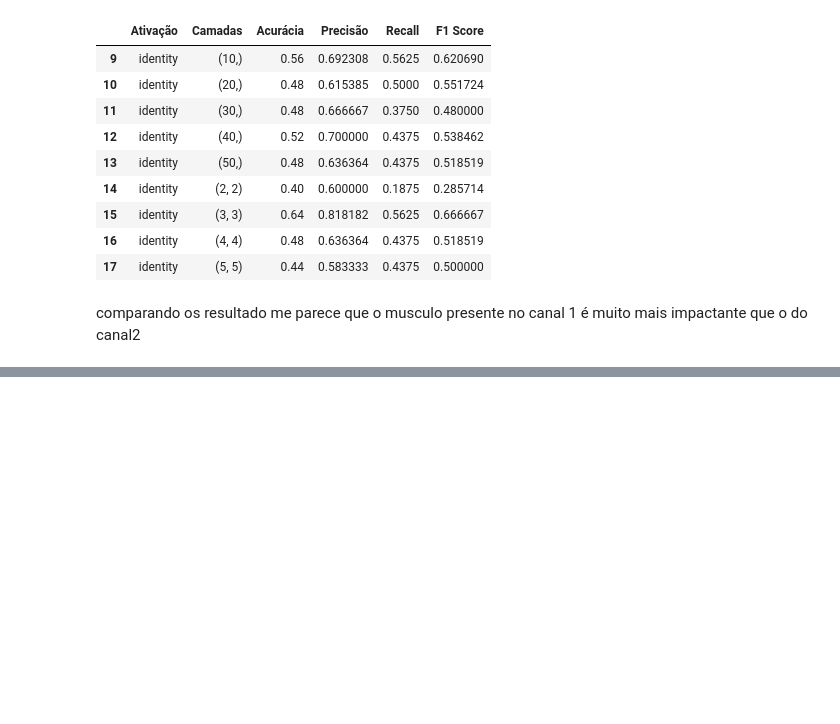
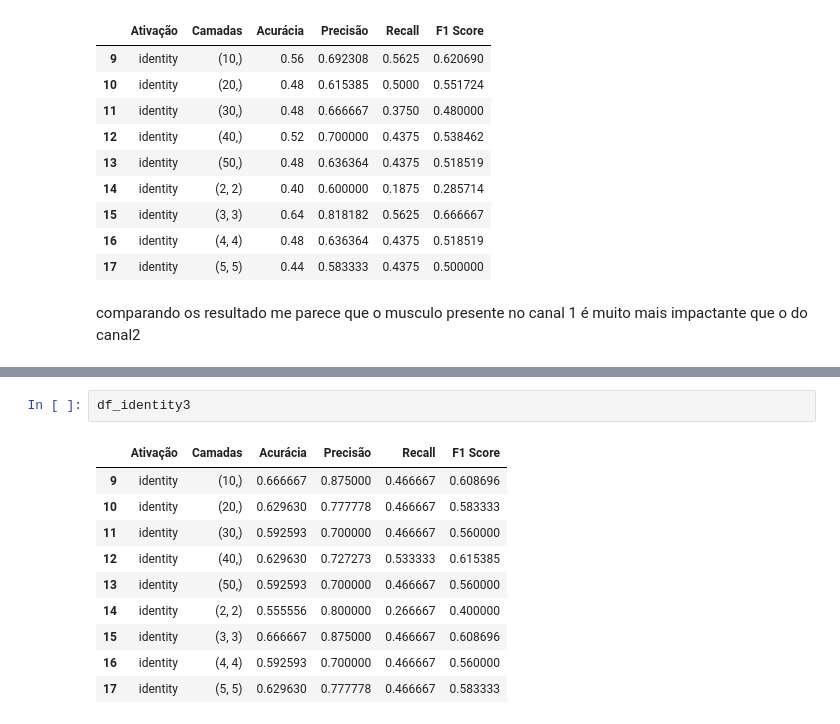
Before and after one commit to PedroOlavo/Bolsa_IC, a Jupyter notebook: Testes_RNA_Movimentos.ipynb, the cells around one changed output, grey strips where cells are left out. Drawn from its saved outputs; the diff is of its cells as text; blank space fills up the shorter version.

```diff
--- a/Testes_RNA_Movimentos.ipynb
+++ b/Testes_RNA_Movimentos.ipynb
@@ -213,0 +306,13 @@ comparando os resultado me parece que o musculo presente no canal 1 é muito mai
+# %%
+df_identity3
+# %% [output]
+|  | Ativação | Camadas | Acurácia | Precisão | Recall | F1 Score |
+| 9 | identity | (10,) | 0.666667 | 0.875000 | 0.466667 | 0.608696 |
+| 10 | identity | (20,) | 0.629630 | 0.777778 | 0.466667 | 0.583333 |
+| 11 | identity | (30,) | 0.592593 | 0.700000 | 0.466667 | 0.560000 |
+| 12 | identity | (40,) | 0.629630 | 0.727273 | 0.533333 | 0.615385 |
+| 13 | identity | (50,) | 0.592593 | 0.700000 | 0.466667 | 0.560000 |
+| 14 | identity | (2, 2) | 0.555556 | 0.800000 | 0.266667 | 0.400000 |
+| 15 | identity | (3, 3) | 0.666667 | 0.875000 | 0.466667 | 0.608696 |
+| 16 | identity | (4, 4) | 0.592593 | 0.700000 | 0.466667 | 0.560000 |
+| 17 | identity | (5, 5) | 0.629630 | 0.777778 | 0.466667 | 0.583333 |
```
Also changed, not shown: parts of 10 cells of this notebook.
